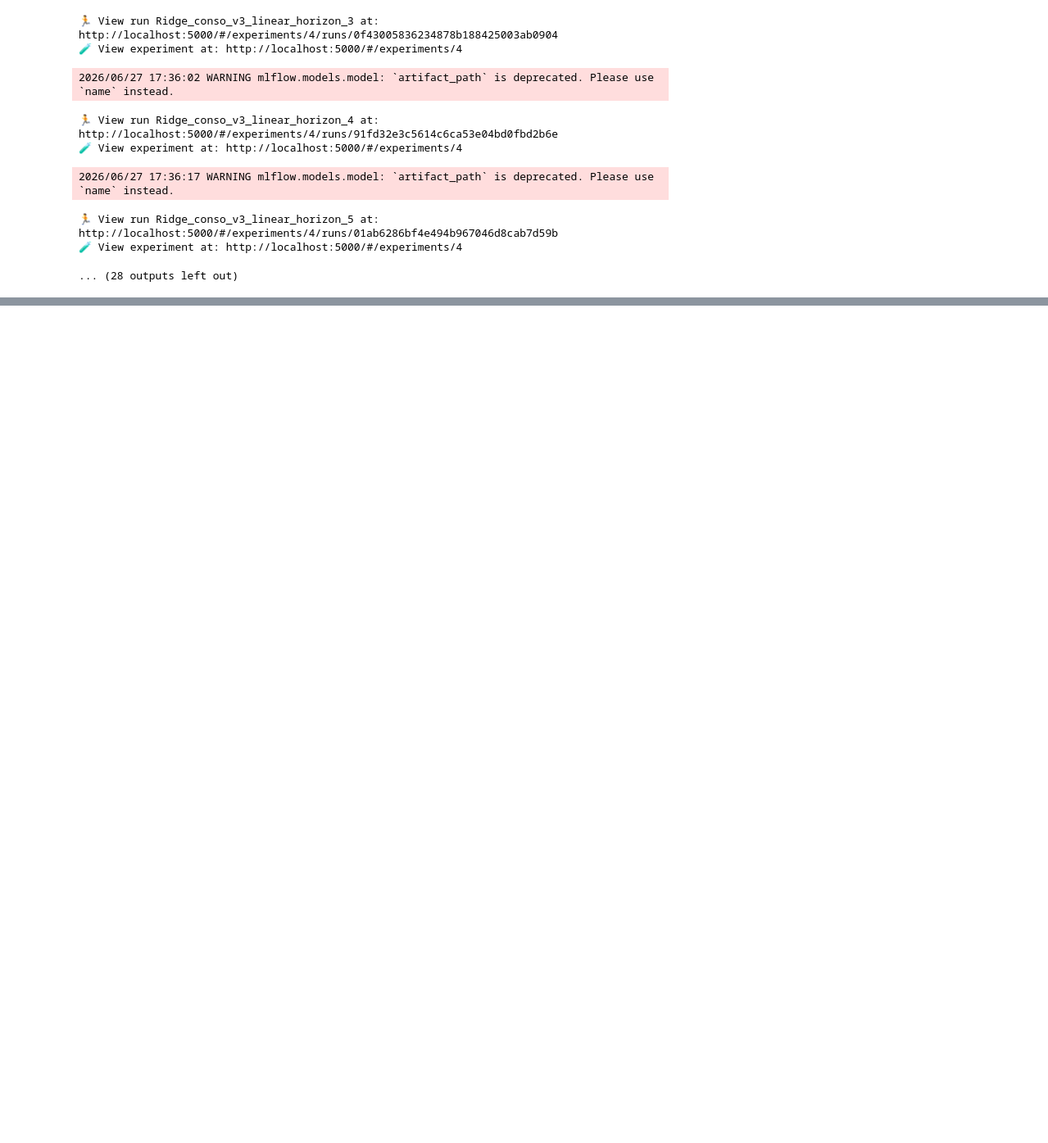
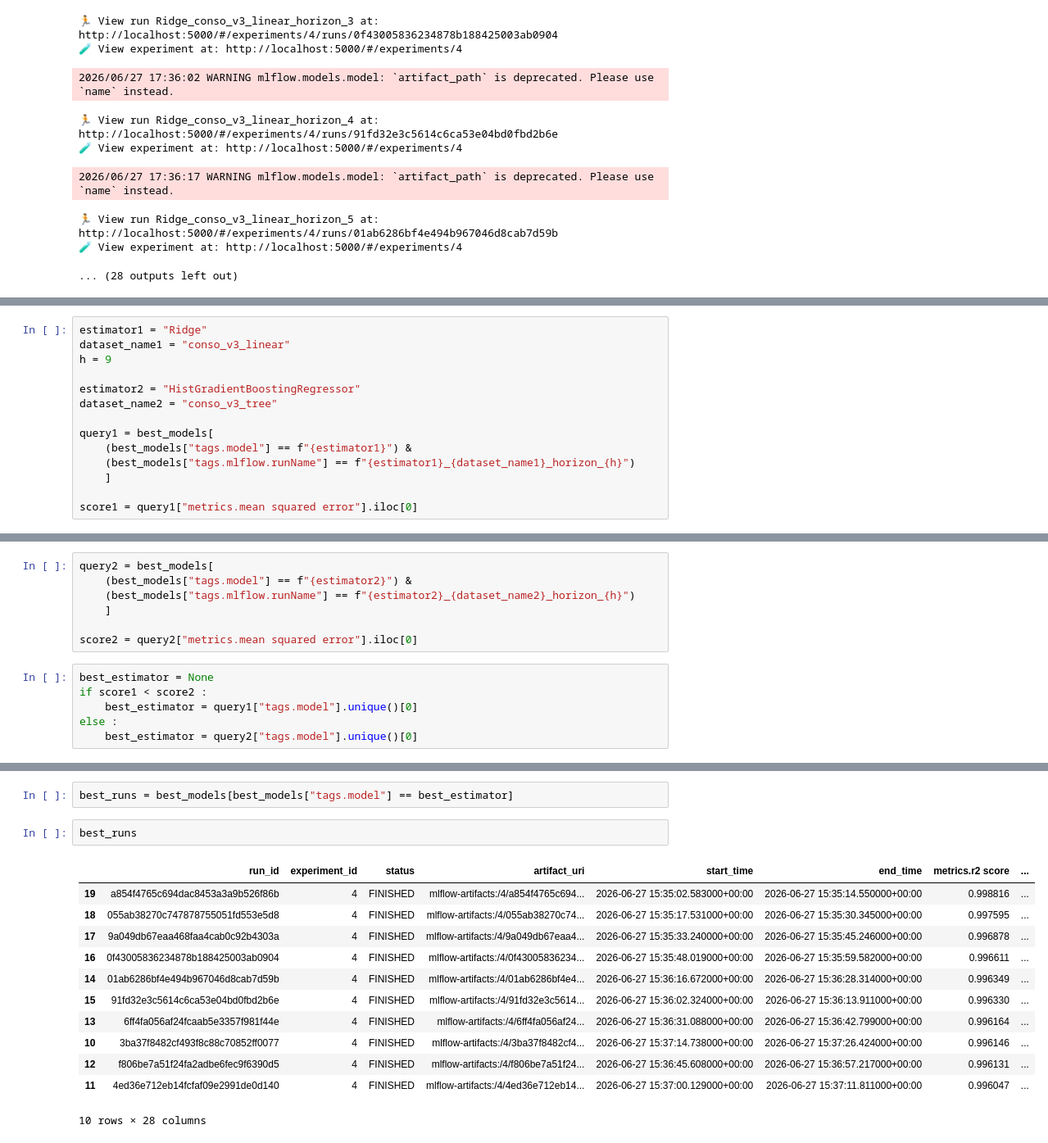
Before and after one commit to Marwane-ELM/energy_peak_prediction_fr, a Jupyter notebook: notebooks/dataset_and_model_selection.ipynb, the cells around one changed output, grey strips where cells are left out. Shown at 82% size. Drawn from its saved outputs; the diff is of its cells as text; blank space fills up the shorter version.

```diff
--- a/notebooks/dataset_and_model_selection.ipynb
+++ b/notebooks/dataset_and_model_selection.ipynb
@@ -69,0 +106,14 @@ md.log_models(
+# %%
+estimator1 = "Ridge"
+dataset_name1 = "conso_v3_linear"
+h = 9
+
+estimator2 = "HistGradientBoostingRegressor"
+dataset_name2 = "conso_v3_tree"
+
+query1 = best_models[
+    (best_models["tags.model"] == f"{estimator1}") &
+    (best_models["tags.mlflow.runName"] == f"{estimator1}_{dataset_name1}_horizon_{h}")
+    ]
+
+score1 = query1["metrics.mean squared error"].iloc[0]
@@ -69,0 +124,13 @@ md.log_models(
+# %%
+query2 = best_models[
+    (best_models["tags.model"] == f"{estimator2}") &
+    (best_models["tags.mlflow.runName"] == f"{estimator2}_{dataset_name2}_horizon_{h}")
+    ]
+
+score2 = query2["metrics.mean squared error"].iloc[0]
+# %%
+best_estimator = None
+if score1 < score2 :
+    best_estimator = query1["tags.model"].unique()[0]
+else :
+    best_estimator = query2["tags.model"].unique()[0]
@@ -69,0 +141,17 @@ md.log_models(
+# %%
+best_runs = best_models[best_models["tags.model"] == best_estimator]
+# %%
+best_runs
+# %% [output]
+|  | run_id | experiment_id | status | artifact_uri | start_time | end_time | metrics.r2 score | ... |
+| 19 | a854f4765c694dac8453a3a9b526f86b | 4 | FINISHED | mlflow-artifacts:/4/a854f4765c694... | 2026-06-27 15:35:02.583000+00:00 | 2026-06-27 15:35:14.550000+00:00 | 0.998816 | ... |
+| 18 | 055ab38270c747878755051fd553e5d8 | 4 | FINISHED | mlflow-artifacts:/4/055ab38270c74... | 2026-06-27 15:35:17.531000+00:00 | 2026-06-27 15:35:30.345000+00:00 | 0.997595 | ... |
+| 17 | 9a049db67eaa468faa4cab0c92b4303a | 4 | FINISHED | mlflow-artifacts:/4/9a049db67eaa4... | 2026-06-27 15:35:33.240000+00:00 | 2026-06-27 15:35:45.246000+00:00 | 0.996878 | ... |
+| 16 | 0f43005836234878b188425003ab0904 | 4 | FINISHED | mlflow-artifacts:/4/0f43005836234... | 2026-06-27 15:35:48.019000+00:00 | 2026-06-27 15:35:59.582000+00:00 | 0.996611 | ... |
+| 14 | 01ab6286bf4e494b967046d8cab7d59b | 4 | FINISHED | mlflow-artifacts:/4/01ab6286bf4e4... | 2026-06-27 15:36:16.672000+00:00 | 2026-06-27 15:36:28.314000+00:00 | 0.996349 | ... |
+| 15 | 91fd32e3c5614c6ca53e04bd0fbd2b6e | 4 | FINISHED | mlflow-artifacts:/4/91fd32e3c5614... | 2026-06-27 15:36:02.324000+00:00 | 2026-06-27 15:36:13.911000+00:00 | 0.996330 | ... |
+| 13 | 6ff4fa056af24fcaab5e3357f981f44e | 4 | FINISHED | mlflow-artifacts:/4/6ff4fa056af24... | 2026-06-27 15:36:31.088000+00:00 | 2026-06-27 15:36:42.799000+00:00 | 0.996164 | ... |
+| 10 | 3ba37f8482cf493f8c88c70852ff0077 | 4 | FINISHED | mlflow-artifacts:/4/3ba37f8482cf4... | 2026-06-27 15:37:14.738000+00:00 | 2026-06-27 15:37:26.424000+00:00 | 0.996146 | ... |
+| 12 | f806be7a51f24fa2adbe6fec9f6390d5 | 4 | FINISHED | mlflow-artifacts:/4/f806be7a51f24... | 2026-06-27 15:36:45.608000+00:00 | 2026-06-27 15:36:57.217000+00:00 | 0.996131 | ... |
+| 11 | 4ed36e712eb14fcfaf09e2991de0d140 | 4 | FINISHED | mlflow-artifacts:/4/4ed36e712eb14... | 2026-06-27 15:37:00.129000+00:00 | 2026-06-27 15:37:11.811000+00:00 | 0.996047 | ... |
+10 rows × 28 columns
```
Also changed, not shown: parts of 10 cells of this notebook, 1 other file.
